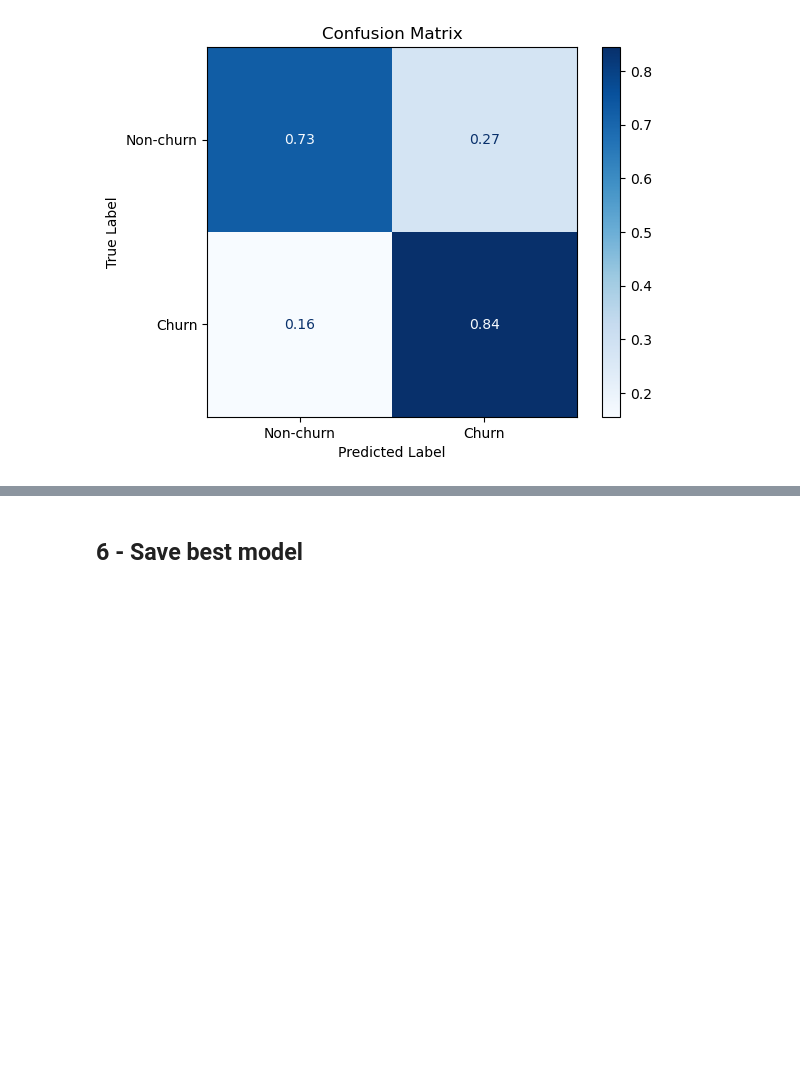
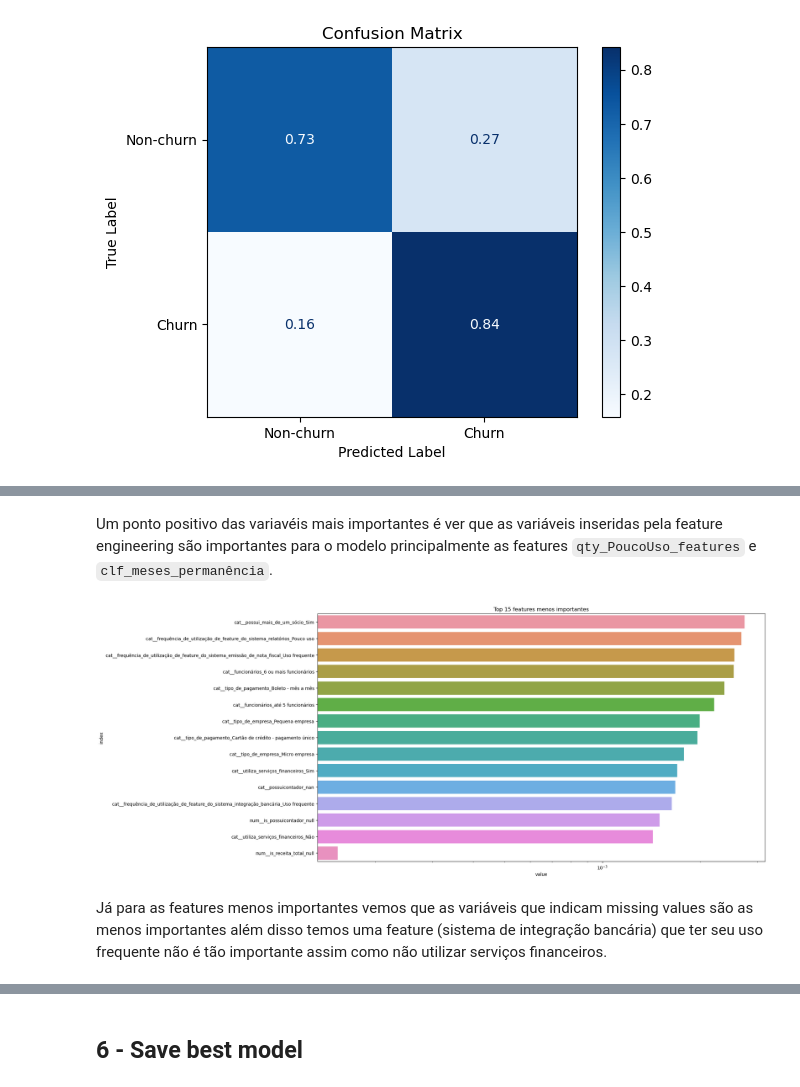
Before and after one commit to TalissaMoura/churn_prediction_for_erp, a Jupyter notebook: notebooks/04_create_optimize_model.ipynb, the cells around one changed output, grey strips where cells are left out. Drawn from its saved outputs; the diff is of its cells as text; code cells hidden in the pictures; blank space fills up the shorter version.

```diff
--- a/notebooks/04_create_optimize_model.ipynb
+++ b/notebooks/04_create_optimize_model.ipynb
@@ -412,0 +374,11 @@ Best F1-score: 0.6659217877094973 at threshold 0.5230618563773725
+# %% [markdown]
+Um ponto positivo das variavéis mais importantes é ver que as variáveis inseridas pela feature engineering são importantes para o modelo principalmente as features `qty_PoucoUso_features` e `clf_meses_permanência`.
+# %%
+fig, ax = plt.subplots(figsize=(18,10))
+ax = sns.barplot(data=df_feat_imp_best_model[-15::],y="index",x="value")
+ax.set_xscale(value="log")
+ax.set_title("Top 15 features menos importantes");
+# %% [output]
+[figure, added]
+# %% [markdown]
+Já para as features menos importantes vemos que as variáveis que indicam missing values são as menos importantes além disso temos uma feature (sistema de integração bancária) que ter seu uso frequente não é tão importante assim como não utilizar serviços financeiros.
```
Also changed, not shown: parts of 35 cells of this notebook.
